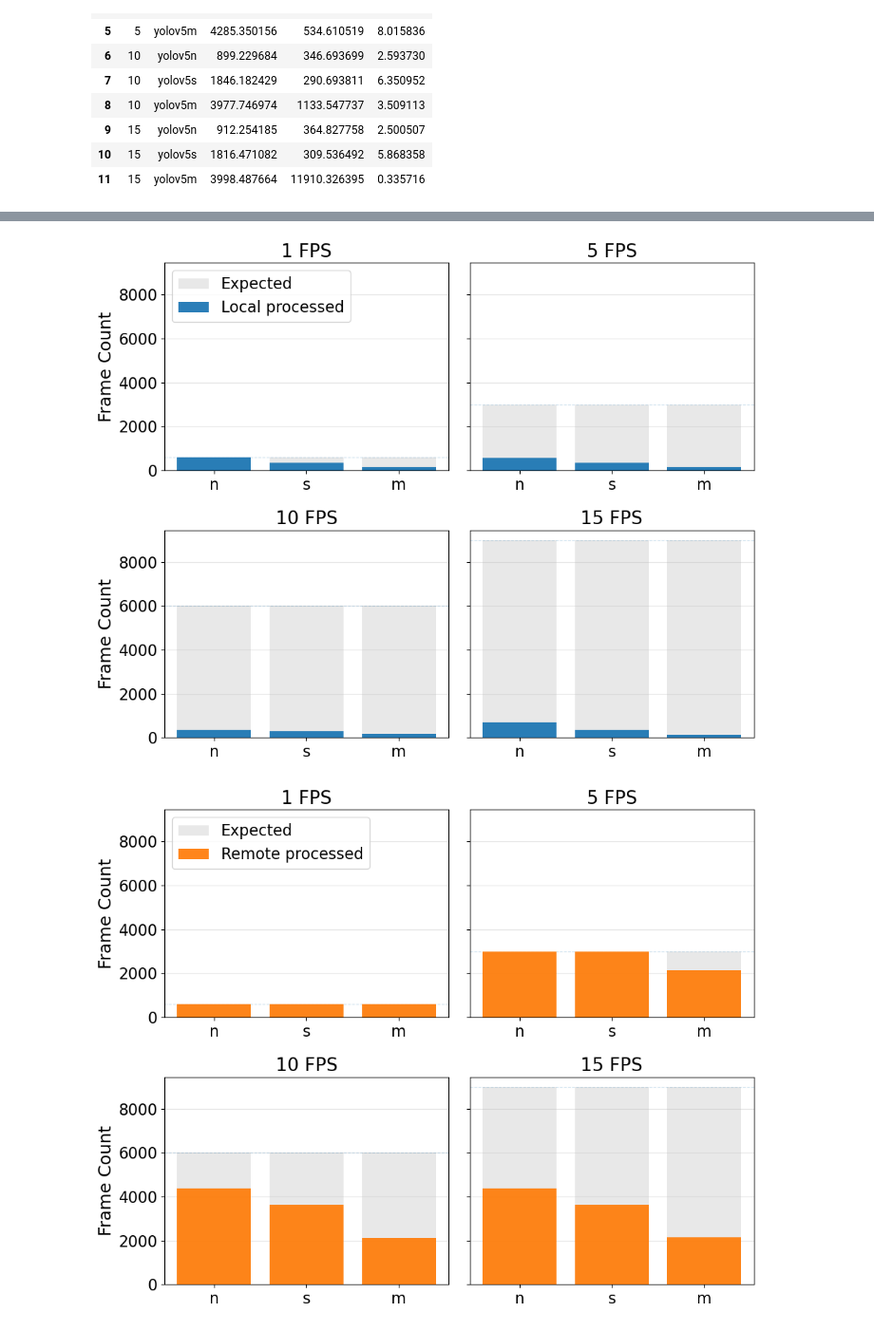
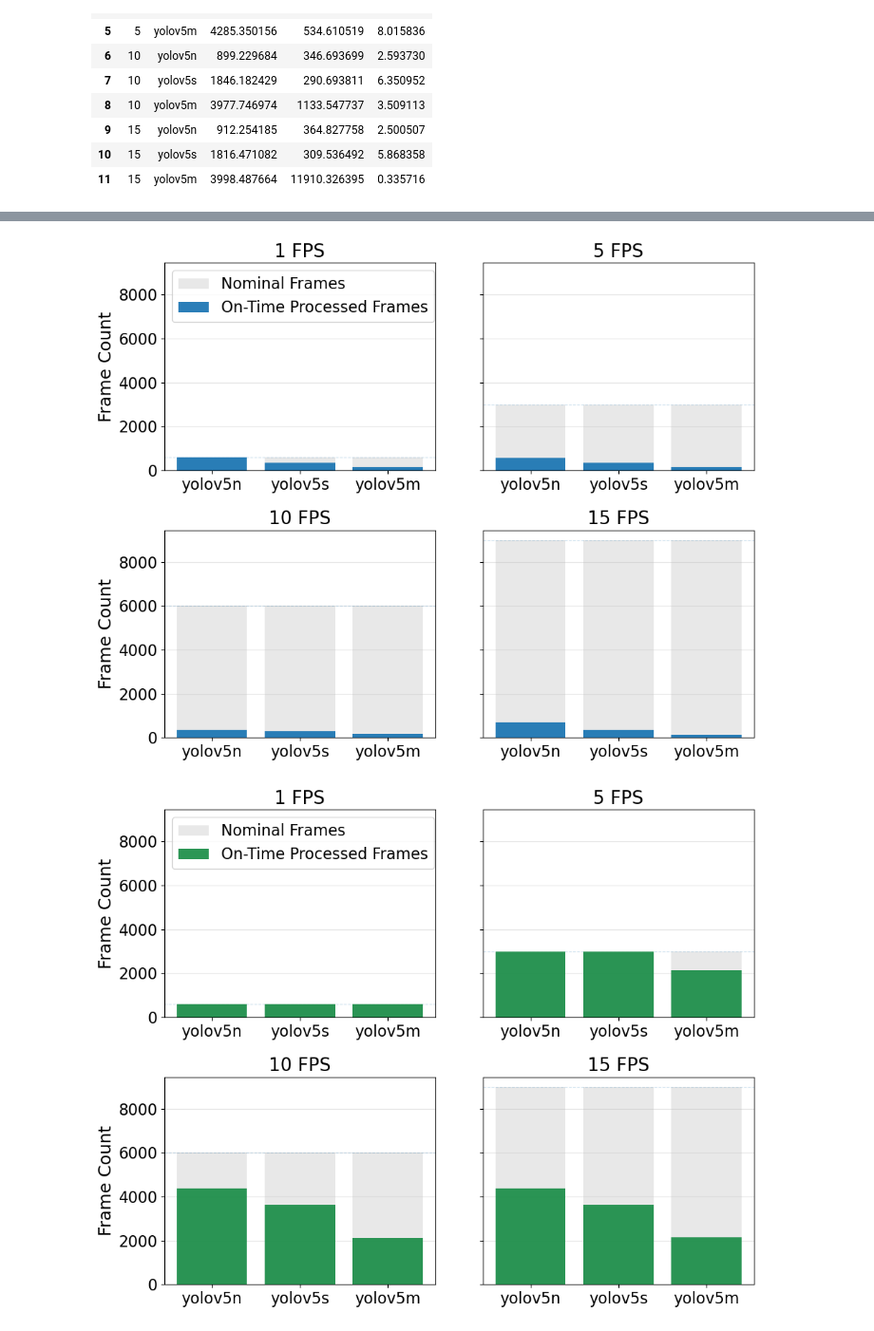
Before and after one commit to rawalcher/rust-traffic-watch, a Jupyter notebook: docs/jupyter/result_evaluation.ipynb, the cells around one changed output, grey strips where cells are left out. Shown: that part at 95% size. Cells and saved outputs as stored; diff of their text form; code cells hidden in the pictures.

```diff
--- a/docs/jupyter/result_evaluation.ipynb
+++ b/docs/jupyter/result_evaluation.ipynb
@@ -84,7 +84,7 @@ display(comparison_table)
 | 11 | 15 | yolov5m | 3998.487664 | 11910.326395 | 0.335716 |
 # %%
 hue_order = ["local", "offload"]
-palette = {"local": "#1f77b4", "offload": "#ff7f0e"}
+palette = {"local": "#1f77b4", "offload": "#20904c"}
 experiment_duration_s = 600
 
 frame_counts = (
@@ -304,4 +304,8 @@ plot_by_mode(frame_counts, mode="offload")
 # %%
+import numpy as np
+import pandas as pd
+import matplotlib.pyplot as plt
+
 mode_labels = {"local": "Local", "offload": "Remote"}
 
 plt.rcParams.update({
@@ -319,7 +323,7 @@ frame_counts = (
     .size()
     .reset_index(name="actual_frames")
 )
-frame_counts["expected_frames"] = frame_counts["fps"] * experiment_duration_s
+frame_counts["nominal_frames"] = frame_counts["fps"] * experiment_duration_s
 frame_counts["model"] = pd.Categorical(frame_counts["model"], categories=model_order, ordered=True)
 fps_values = sorted(frame_counts["fps"].unique())
 
@@ -330,10 +334,12 @@ def plot_mode_grid(fc, mode):
         return
 
     idx = pd.MultiIndex.from_product([fps_values, model_order], names=["fps", "model"])
-    data = (data.set_index(["fps", "model"])
-                .reindex(idx)
-                .reset_index())
-    data["expected_frames"] = data["fps"] * experiment_duration_s
+    data = (
+        data.set_index(["fps", "model"])
+            .reindex(idx)
+            .reset_index()
+    )
+    data["nominal_frames"] = data["fps"] * experiment_duration_s
     data["actual_frames"] = data["actual_frames"].fillna(0)
 
     fig, axes = plt.subplots(2, 2, figsize=(10, 8), sharey=True)
@@ -349,41 +355,41 @@ def plot_mode_grid(fc, mode):
         x = np.arange(len(model_order))
 
         ax.bar(
-            x, sub["expected_frames"],
+            x, sub["nominal_frames"],
             width=0.8, color="lightgray", alpha=0.5,
-            label="Expected" if fps_idx == 0 else "",
+            label="Nominal Frames" if fps_idx == 0 else "",
             zorder=1
         )
 
         ax.bar(
             x, sub["actual_frames"],
             width=0.8, color=palette[mode], alpha=0.95,
-            label=f"{mode_labels[mode]} processed" if fps_idx == 0 else "",
+            label="On-Time Processed Frames" if fps_idx == 0 else "",
             zorder=3, edgecolor="none"
         )
 
         ax.axhline(y=fps * experiment_duration_s, linestyle="--", linewidth=0.8, alpha=0.25, zorder=2)
 
         ax.set_title(f"{fps} FPS")
         ax.set_xticks(x)
-        ax.set_xticklabels([m.replace("yolov5", "") for m in model_order])
+        ax.set_xticklabels(model_order)
         ax.grid(axis="y", alpha=0.3, zorder=0)
 
         if fps_idx in [0, 2]:
             ax.set_ylabel("Frame Count")
 
     handles, labels = axes[0].get_legend_handles_labels()
     if handles:
         axes[0].legend(loc="upper left")
 
     plt.tight_layout()
     plt.show()
 
 plot_mode_grid(frame_counts, mode="local")
 plot_mode_grid(frame_counts, mode="offload")
 # %% [output]
-[figure, old version]
+[figure, new version]
-[figure, old version]
+[figure, new version]
 # %%
 frame_counts = (
     df_all.groupby(["fps", "model", "experiment_mode"], observed=True)
```
Also changed, not shown: parts of 4 cells of this notebook.
